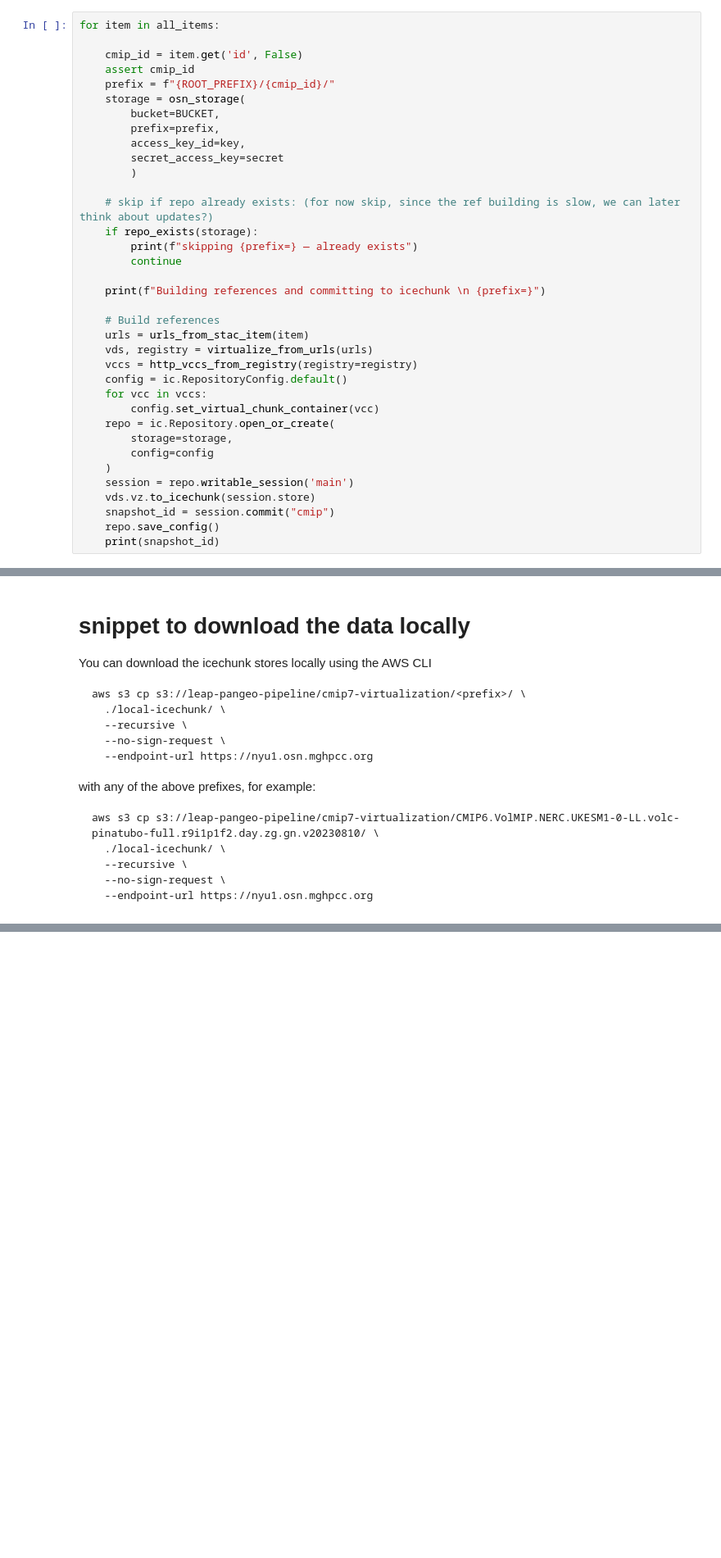
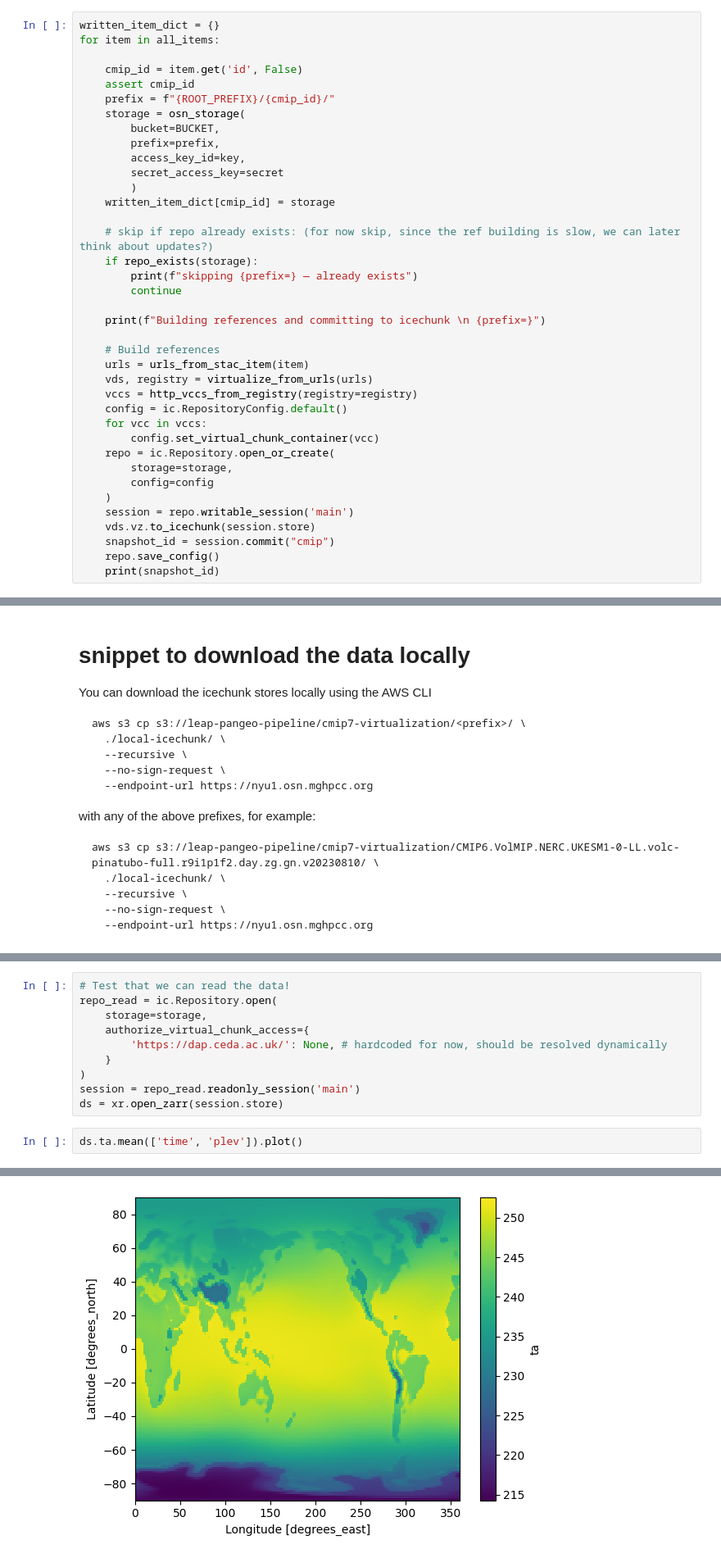
Before and after one commit to carbonplan/cmip7-virtualization, a Jupyter notebook: notebooks/build_static_examples.ipynb, the cells around one changed output, grey strips where cells are left out. Shown at 82% size. Saved outputs shown, nothing was run; the diff lists cells and outputs as text; blank space fills up the shorter version.

Commit message:
Add read example to static notebook (#25)

```diff
--- a/notebooks/build_static_examples.ipynb
+++ b/notebooks/build_static_examples.ipynb
@@ -30,6 +31,7 @@ r = httpx.get(f"{CEDA_STAC}/collections/{COLLECTION}/items?limit={N_ITEMS}", tim
 r.raise_for_status()
 all_items = r.json()["features"]
 # %%
+written_item_dict = {}
 for item in all_items:
 
     cmip_id = item.get('id', False)
@@ -41,6 +43,7 @@ for item in all_items:
         access_key_id=key,
         secret_access_key=secret
         )
+    written_item_dict[cmip_id] = storage
 
     # skip if repo already exists: (for now skip, since the ref building is slow, we can later think about updates?)
     if repo_exists(storage):
@@ -92,0 +100,13 @@ aws s3 cp s3://leap-pangeo-pipeline/cmip7-virtualization/CMIP6.VolMIP.NERC.UKESM
+# %%
+# Test that we can read the data!
+repo_read = ic.Repository.open(
+    storage=storage,
+    authorize_virtual_chunk_access={
+        'https://dap.ceda.ac.uk/': None, # hardcoded for now, should be resolved dynamically
+    }
+)
+session = repo_read.readonly_session('main')
+ds = xr.open_zarr(session.store)
+# %%
+ds.ta.mean(['time', 'plev']).plot()
+# %% [output]
@@ -92,0 +114 @@ aws s3 cp s3://leap-pangeo-pipeline/cmip7-virtualization/CMIP6.VolMIP.NERC.UKESM
+[figure, added]
```
Also changed, not shown: parts of 3 cells of this notebook.
